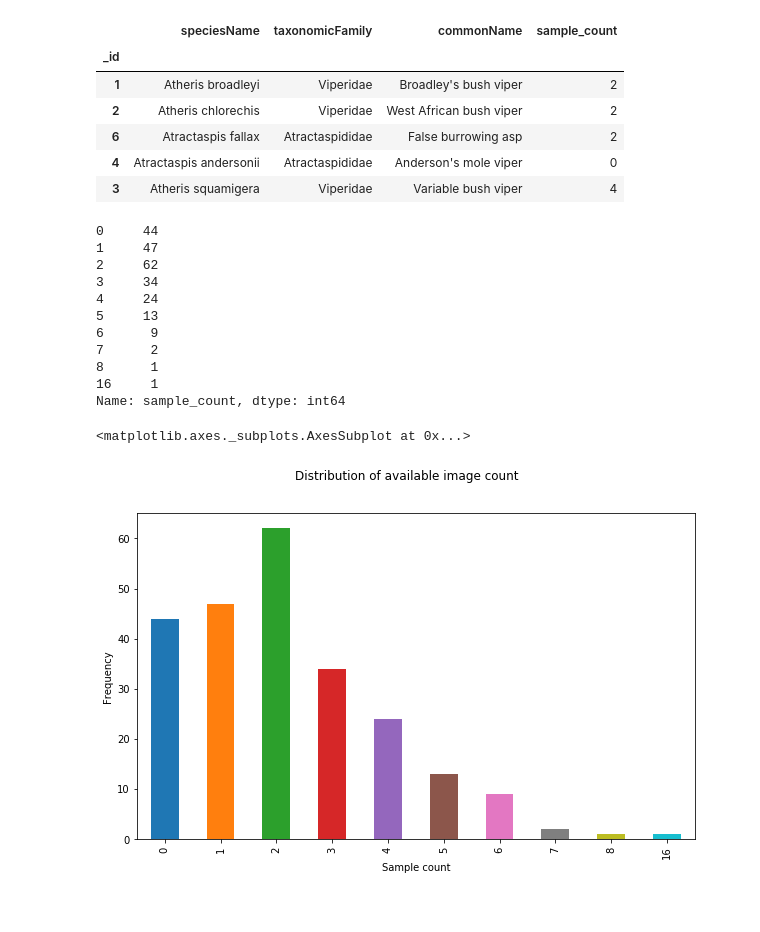
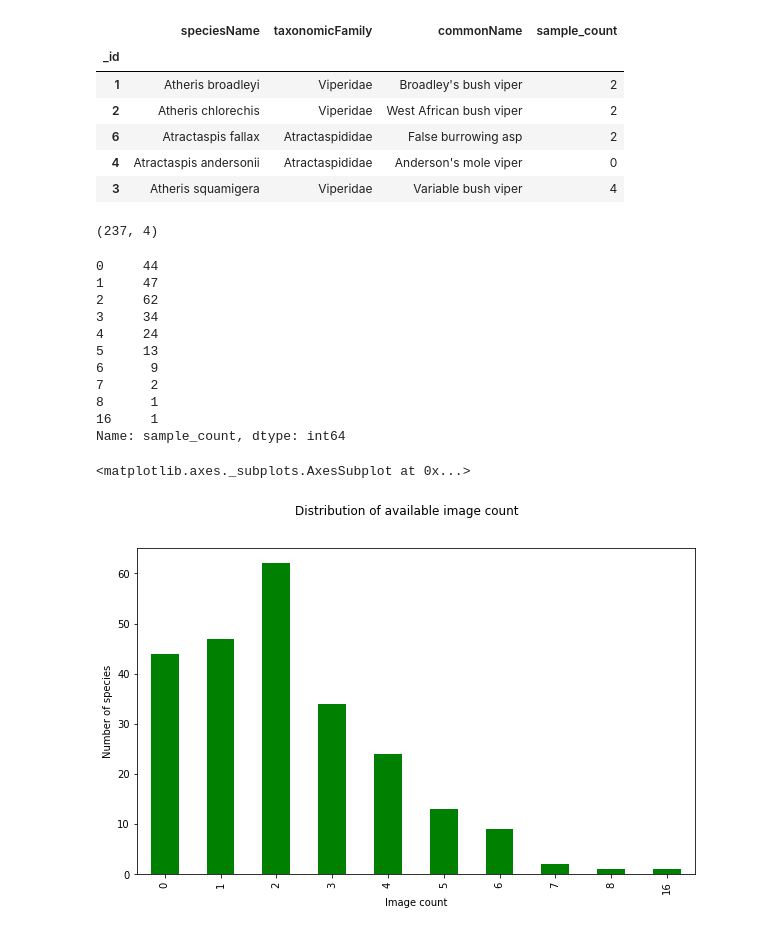
Before and after one commit to chamathabeysinghe/snake_classification, a Jupyter notebook: dataset_analysis/DatasetAnalysis.ipynb, the cells around one changed output. Drawn from its saved outputs; the diff is of its cells as text; code cells hidden in the pictures.

```diff
--- a/dataset_analysis/DatasetAnalysis.ipynb
+++ b/dataset_analysis/DatasetAnalysis.ipynb
@@ -53,26 +53,30 @@ dataset.head()
 | 4 | Atractaspis andersonii | Atractaspididae | Anderson's mole viper | 0 |
 | 3 | Atheris squamigera | Viperidae | Variable bush viper | 4 |
 # %%
+print(dataset.shape)
+
 counts_hist = dataset['sample_count'].value_counts().sort_index()
 counts_hist
 # %% [output]
-0     44
-1     47
-2     62
-3     34
-4     24
-5     13
-6      9
-7      2
-8      1
-16     1
-Name: sample_count, dtype: int64
+(237, 4)
+0     44
+1     47
+2     62
+3     34
+4     24
+5     13
+6      9
+7      2
+8      1
+16     1
+Name: sample_count, dtype: int64
 # %%
 plt.figure(figsize=(10,6))
-plt.xlabel('Sample count')
-plt.ylabel('Frequency')
+plt.grid(True)
+plt.xlabel('Image count')
+plt.ylabel('Number of species')
 plt.suptitle('Distribution of available image count')
-counts_hist.plot.bar()
+counts_hist.plot.bar(color='green')
 # %% [output]
 <matplotlib.axes._subplots.AxesSubplot at 0x...>
-[figure, old version]
+[figure, new version]
```
Also changed, not shown: 14 other files.
